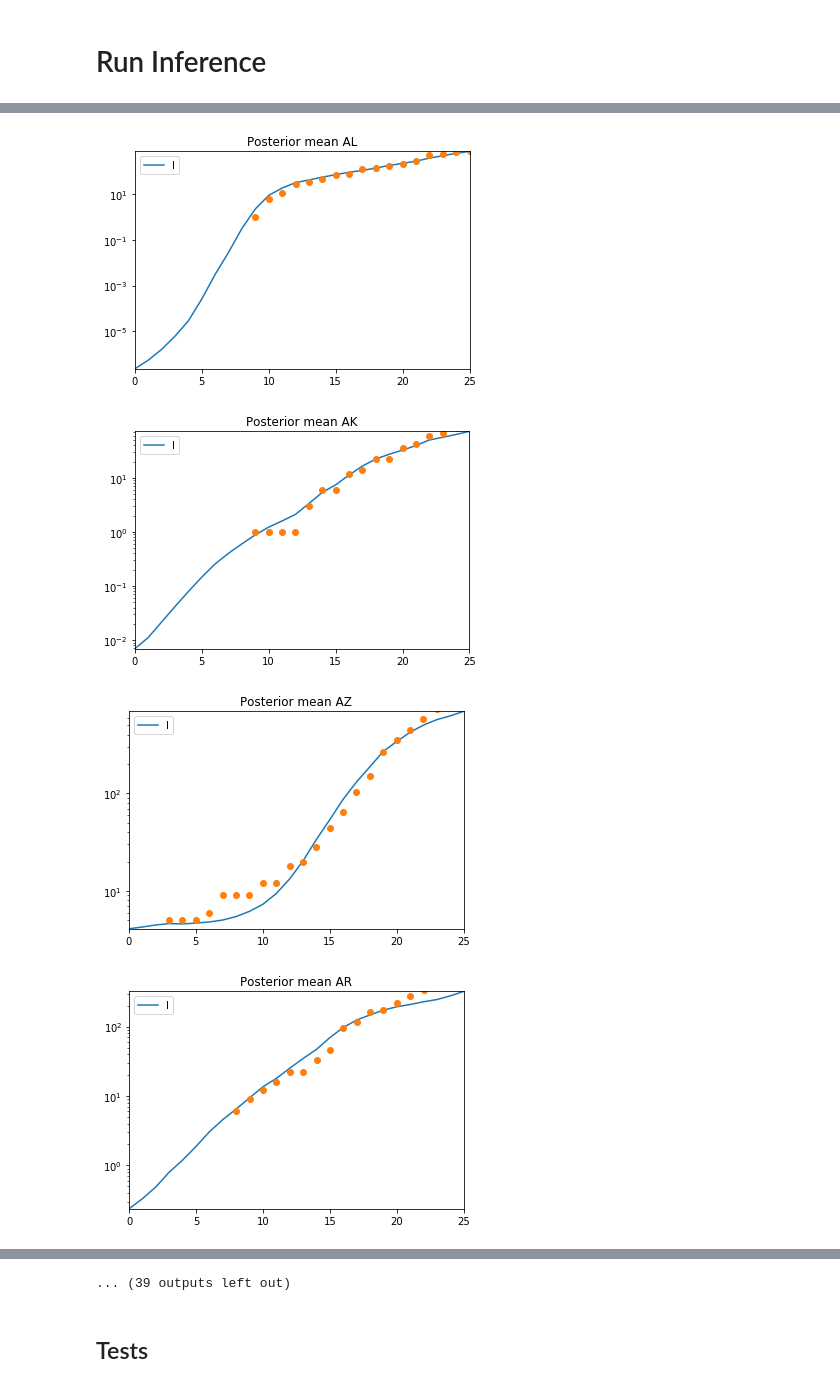
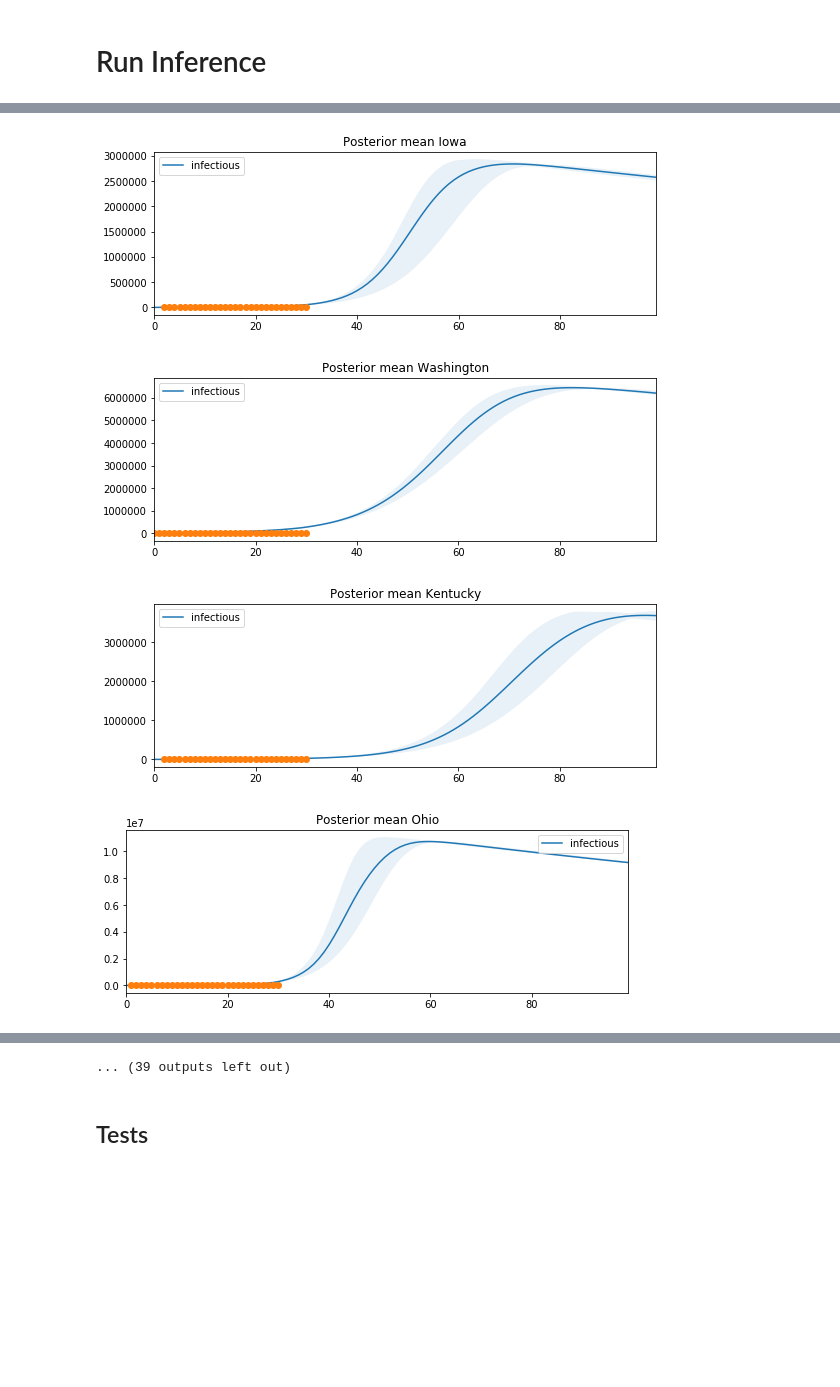
Before and after one commit to dsheldon/covid, a Jupyter notebook: SIR_dev.ipynb, the cells around one changed output, grey strips where cells are left out. Drawn from its saved outputs; the diff is of its cells as text; code cells hidden in the pictures; blank space fills up the shorter version.

Commit message:
hierarchical SEIR dev. work in programms (runs, but not tuned)

```diff
--- a/SIR_dev.ipynb
+++ b/SIR_dev.ipynb
@@ -24,9 +25,9 @@ log_scale=False
 
 with numpyro.handlers.seed(rng_seed=i):
 
-    beta, xx, yy, oo = SIR_hierarchical(num_places=num_places,
-                                        T=T,
-                                        T_future=T_future)
+    beta, xx, yy, oo = SEIR_hierarchical(num_places=num_places,
+                                         T=T,
+                                         T_future=T_future)
 
 for x, y, obs_rate in zip(xx, yy, oo):
 
@@ -96,13 +95,0 @@ for i in range(num_places):
-# %%
-plt.hist(samples['det_rate_'])
-plt.show()
-
-for i in range(num_places):
-    plt.hist(samples['det_rate'][:,i], density=True, alpha=0.1, bins=30)
-
-plt.show()
-# for i in range(2,4):
-#     x = plt.hist(samples['gamma'][:,i], bins=30, alpha=0.5)
-#     print(x[0].sum())
-
-# print
@@ -231,15 +179,19 @@ Number of divergences: 0
 # %%
-for i in range(num_places):
+T = 100
+for i, place in zip(range(num_places), places):
 
-    shared_params = ['gamma_', 'beta_', 'det_rate_']
-    place_samples = {k: v[:,i,...] for k, v in mcmc_samples.items() if not k in shared_params}
-    plot_samples(place_samples, plot_fields=['I'])
+    fig, ax = plt.subplots(figsize=(9,3))
+    shared_params = ['beta0_base', 'gamma_base', 'sigma_base', 'det_rate_base']
+    place_samples = {k: v[:,i,...] for k, v in post_pred_samples.items() if not k in shared_params}
+    plot_samples(place_samples, plot_fields=['I'], ax=ax, T=T)
     plt.plot(obs[i,:], 'o')
-    plt.title(f'Posterior mean {places[i]}')
-    plt.yscale('log')
+
+    name = data[place]['name']
+    plt.title(f'Posterior mean {name}')
+    #plt.yscale('log')
     plt.show()
 # %% [output]
-[figure, old version]
+[figure, new version]
-[figure, old version]
+[figure, new version]
-[figure, old version]
+[figure, new version]
-[figure, old version]
+[figure, new version]
```
Also changed, not shown: parts of 17 cells of this notebook, 3 other files.
